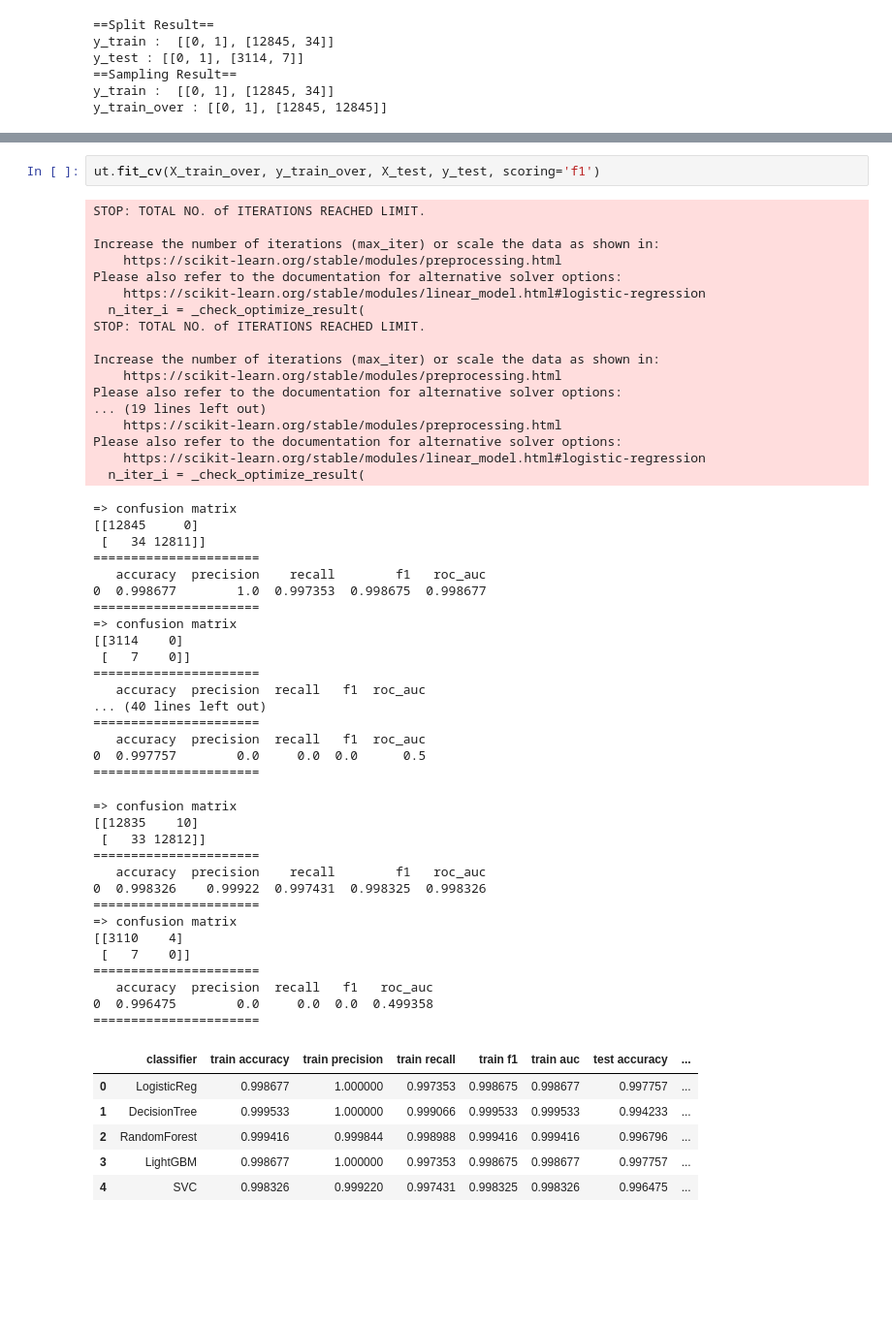
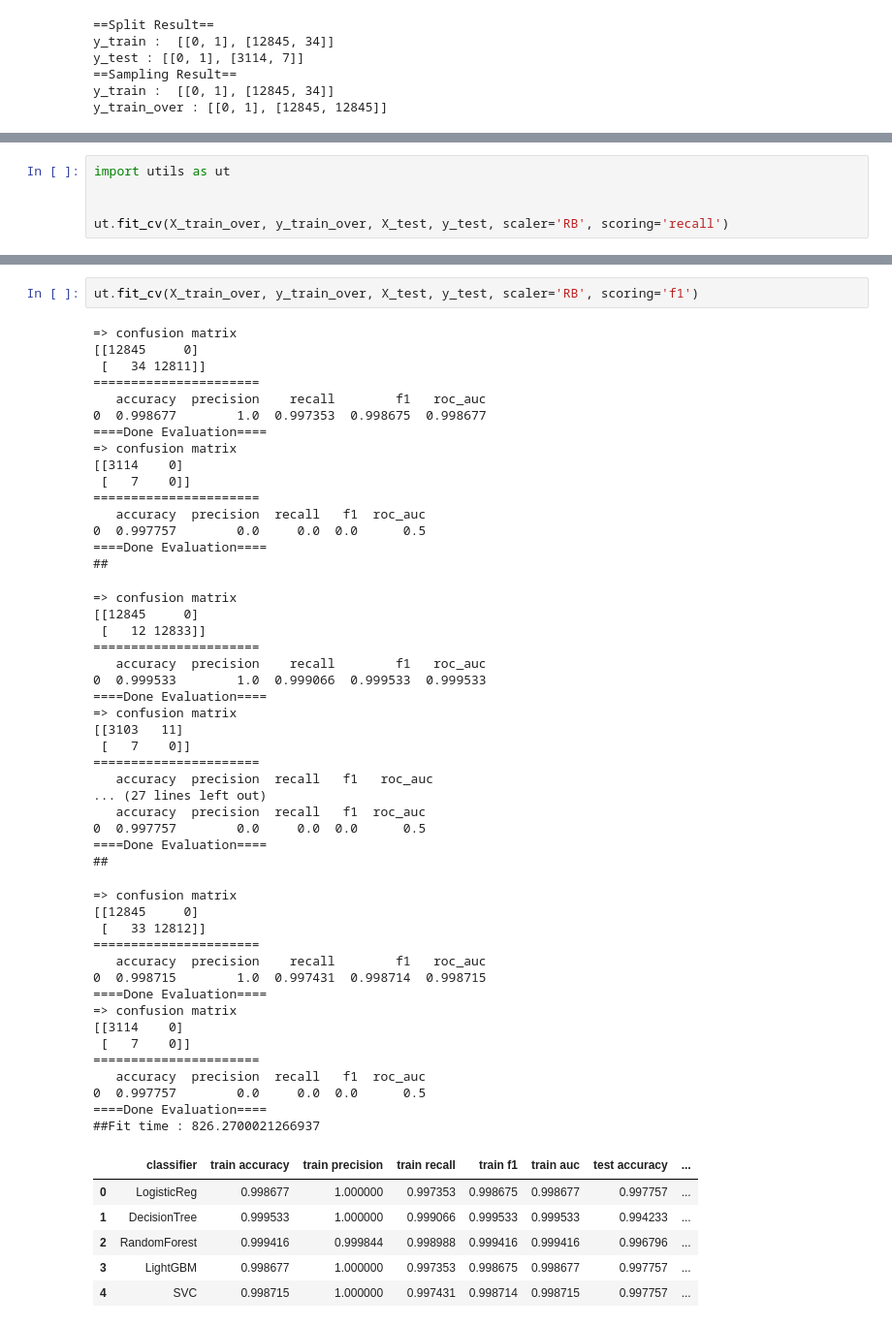
Before and after one commit to ryuseunghwan1/ML_project, a Jupyter notebook: ml/utils_test.ipynb, the cells around one changed output, grey strips where cells are left out. Shown: that part at 97% size. Saved outputs shown, nothing was run; the diff lists cells and outputs as text; blank space fills up the shorter version.

```diff
--- a/ml/utils_test.ipynb
+++ b/ml/utils_test.ipynb
@@ -44,0 +47,5 @@ y_train_over : [[0, 1], [12845, 12845]]
+# %%
+import utils as ut
+
+
+ut.fit_cv(X_train_over, y_train_over, X_test, y_test, scaler='RB', scoring='recall')
@@ -45,57 +95,56 @@ y_train_over : [[0, 1], [12845, 12845]]
 # %%
-ut.fit_cv(X_train_over, y_train_over, X_test, y_test, scoring='f1')
+ut.fit_cv(X_train_over, y_train_over, X_test, y_test, scaler='RB', scoring='f1')
 # %% [output]
-STOP: TOTAL NO. of ITERATIONS REACHED LIMIT.
-
-Increase the number of iterations (max_iter) or scale the data as shown in:
-    https://scikit-learn.org/stable/modules/preprocessing.html
-Please also refer to the documentation for alternative solver options:
-    https://scikit-learn.org/stable/modules/linear_model.html#logistic-regression
-  n_iter_i = _check_optimize_result(
-STOP: TOTAL NO. of ITERATIONS REACHED LIMIT.
-
-Increase the number of iterations (max_iter) or scale the data as shown in:
-    https://scikit-learn.org/stable/modules/preprocessing.html
-Please also refer to the documentation for alternative solver options:
-... (19 lines left out)
-    https://scikit-learn.org/stable/modules/preprocessing.html
-Please also refer to the documentation for alternative solver options:
-    https://scikit-learn.org/stable/modules/linear_model.html#logistic-regression
-  n_iter_i = _check_optimize_result(
+=> confusion matrix
+[[12845     0]
+ [   34 12811]]
+======================
+   accuracy  precision    recall        f1   roc_auc
+0  0.998677        1.0  0.997353  0.998675  0.998677
+====Done Evaluation====
+=> confusion matrix
+[[3114    0]
+ [   7    0]]
+======================
+   accuracy  precision  recall   f1  roc_auc
+0  0.997757        0.0     0.0  0.0      0.5
+====Done Evaluation====
+##
 => confusion matrix
 [[12845     0]
- [   34 12811]]
+ [   12 12833]]
 ======================
    accuracy  precision    recall        f1   roc_auc
-0  0.998677        1.0  0.997353  0.998675  0.998677
-======================
+0  0.999533        1.0  0.999066  0.999533  0.999533
+====Done Evaluation====
 => confusion matrix
-[[3114    0]
+[[3103   11]
  [   7    0]]
 ======================
-   accuracy  precision  recall   f1  roc_auc
-... (40 lines left out)
-======================
+   accuracy  precision  recall   f1   roc_auc
+... (27 lines left out)
    accuracy  precision  recall   f1  roc_auc
 0  0.997757        0.0     0.0  0.0      0.5
-======================
+====Done Evaluation====
+##
 => confusion matrix
-[[12835    10]
+[[12845     0]
  [   33 12812]]
 ======================
    accuracy  precision    recall        f1   roc_auc
-0  0.998326    0.99922  0.997431  0.998325  0.998326
-======================
+0  0.998715        1.0  0.997431  0.998714  0.998715
+====Done Evaluation====
 => confusion matrix
-[[3110    4]
+[[3114    0]
  [   7    0]]
 ======================
-   accuracy  precision  recall   f1   roc_auc
-0  0.996475        0.0     0.0  0.0  0.499358
-======================
+   accuracy  precision  recall   f1  roc_auc
+0  0.997757        0.0     0.0  0.0      0.5
+====Done Evaluation====
+##Fit time : 826.2700021266937
 |  | classifier | train accuracy | train precision | train recall | train f1 | train auc | test accuracy | ... |
 | 0 | LogisticReg | 0.998677 | 1.000000 | 0.997353 | 0.998675 | 0.998677 | 0.997757 | ... |
 | 1 | DecisionTree | 0.999533 | 1.000000 | 0.999066 | 0.999533 | 0.999533 | 0.994233 | ... |
 | 2 | RandomForest | 0.999416 | 0.999844 | 0.998988 | 0.999416 | 0.999416 | 0.996796 | ... |
 | 3 | LightGBM | 0.998677 | 1.000000 | 0.997353 | 0.998675 | 0.998677 | 0.997757 | ... |
-| 4 | SVC | 0.998326 | 0.999220 | 0.997431 | 0.998325 | 0.998326 | 0.996475 | ... |
+| 4 | SVC | 0.998715 | 1.000000 | 0.997431 | 0.998714 | 0.998715 | 0.997757 | ... |
```
Also changed, not shown: parts of 17 cells of this notebook.
